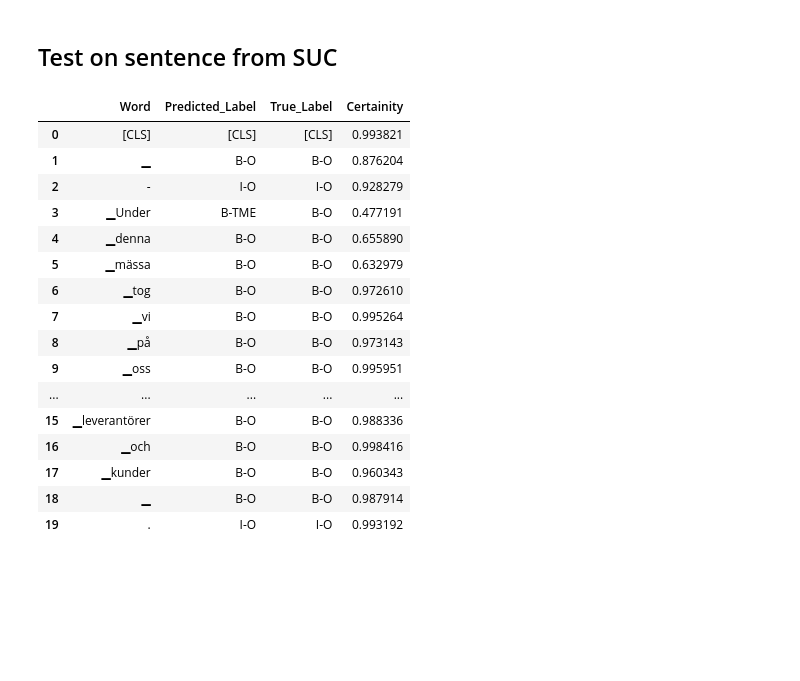
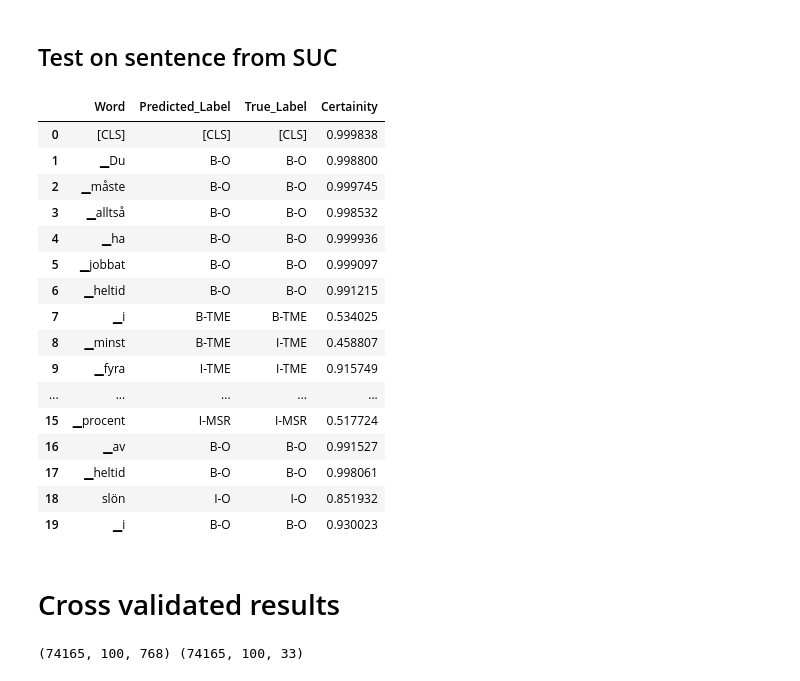
Before and after one commit to laureleo/thesis, a Jupyter notebook: notebooks/main.ipynb, the cells around one changed output. Saved outputs shown, nothing was run; the diff lists cells and outputs as text; code cells hidden in the pictures; blank space fills up the shorter version.

```diff
--- a/notebooks/main.ipynb
+++ b/notebooks/main.ipynb
@@ -145,0 +220,14 @@ def shuffle_data(things_to_shuffle):
+# %%
+def get_embed_file():
+    #CREATE MEMORY-MAPPED-OBJECT
+
+    #Define the shape of the array
+    embedding_matrix_shape = (np.load("../data/sentence_ints.npy").shape[0], np.load("../data/sentence_ints.npy").shape[1], 768)
+#    embeddiding_matrix_shape= (sentences.shape[0], sentences.shape[1], 768)
+
+    #Select the type of the data we will store.
+    data_type = np.float64
+
+    #Make space for it on disk
+    f = np.memmap('../data/MMAP_MATRIX.dat', dtype=data_type, shape=embedding_matrix_shape)
+    return f
@@ -172,17 +259,3 @@ tokenizer.add_tokens(label_list.tolist())
 model.resize_token_embeddings(len(tokenizer))
 # %% [output]
 Embedding(50030, 128)
-# %%
-def work_with_subset(subsetsize):
-    # Let's test stuff with just a subset of the data
-    s, a, l = sentences[:subsetsize], attentions[:subsetsize], labels[:subsetsize]
-
-    #Convert to tensors
-    s, a = torch.tensor(s), torch.tensor(a)
-
-    # Generate embeddings
-    #embedding_matrix = get_embeddings_with_gpu_batch(s, a, 25)
-
-    return s, a, l, 1
-
-sentences, attentions, labels, _ = work_with_subset(10000)
@@ -272,0 +293,3 @@ label_matrix = dummy_variable_representation.values.reshape(labels.shape[0], lab
+# %%
+embedding_matrix = get_embed_file()
+label_matrix = get_label_file()
@@ -273,7 +316,8 @@ label_matrix = dummy_variable_representation.values.reshape(labels.shape[0], lab
 # %%
 #Train/test split it
 ratio = 0.8
-train_x,train_y,test_x,test_y = split_data(ratio, embedding_matrix, label_matrix)
+
+train_x,train_y,test_x,test_y = split_data(ratio, embedding_matrix[:10000], label_matrix[:10000])
 
 print(train_y.shape, test_y.shape)
 print(train_x.shape, test_x.shape)
@@ -545,7 +606,7 @@ Final embedding generated with shape (1, 100, 768)
 ## Test on sentence from SUC
 # %%
 #Select a sentence
-select = 4999
+select = 40
 
 # Get the original sentence
 sentence = np.array(sentences[select])
@@ -553,51 +614,63 @@ sentence_tokens = np.array(tokenizer.convert_ids_to_tokens(sentence))
 
 # Get the ground truth labels
 one_hot_truth = label_matrix[select].reshape(1,100,-1)
 gt_labels = remap(one_hot_truth)
 
 #Get the embedding matrix we generated for the sentence
 sentence_embedding = embedding_matrix[select].reshape(1,100,-1)
 
 #For each word, obtain the probabilities for each class
 prediction_probabilities = classifier.predict(sentence_embedding)
 
 #Given these probabilities, get the predicted class for each word
 predicted_labels = remap(prediction_probabilities)
 
 #Get the confidence for our predictions as well
 certainity = prediction_probabilities.max(axis=2)
 
 
 #Put it all into a dataframe for an easy-to-read output
 pretty_df = pd.DataFrame(columns = ['Word', 'Predicted_Label', 'True_Label', 'Certainity'])
 
 pretty_df['Word'] = sentence_tokens
 pretty_df['Predicted_Label'] = predicted_labels.T
 pretty_df['True_Label'] = gt_labels.T
 pretty_df['Certainity'] = certainity.T
 
 
 pretty_df.head(20)
 # %% [output]
 |  | Word | Predicted_Label | True_Label | Certainity |
-| 0 | [CLS] | [CLS] | [CLS] | 0.993821 |
-| 1 | ▁ | B-O | B-O | 0.876204 |
-| 2 | - | I-O | I-O | 0.928279 |
-| 3 | ▁Under | B-TME | B-O | 0.477191 |
-| 4 | ▁denna | B-O | B-O | 0.655890 |
-| 5 | ▁mässa | B-O | B-O | 0.632979 |
-| 6 | ▁tog | B-O | B-O | 0.972610 |
-| 7 | ▁vi | B-O | B-O | 0.995264 |
-| 8 | ▁på | B-O | B-O | 0.973143 |
-| 9 | ▁oss | B-O | B-O | 0.995951 |
+| 0 | [CLS] | [CLS] | [CLS] | 0.999838 |
+| 1 | ▁Du | B-O | B-O | 0.998800 |
+| 2 | ▁måste | B-O | B-O | 0.999745 |
+| 3 | ▁alltså | B-O | B-O | 0.998532 |
+| 4 | ▁ha | B-O | B-O | 0.999936 |
+| 5 | ▁jobbat | B-O | B-O | 0.999097 |
+| 6 | ▁heltid | B-O | B-O | 0.991215 |
+| 7 | ▁i | B-TME | B-TME | 0.534025 |
+| 8 | ▁minst | B-TME | I-TME | 0.458807 |
+| 9 | ▁fyra | I-TME | I-TME | 0.915749 |
 | ... | ... | ... | ... | ... |
-| 15 | ▁leverantörer | B-O | B-O | 0.988336 |
-| 16 | ▁och | B-O | B-O | 0.998416 |
-| 17 | ▁kunder | B-O | B-O | 0.960343 |
-| 18 | ▁ | B-O | B-O | 0.987914 |
-| 19 | . | I-O | I-O | 0.993192 |
+| 15 | ▁procent | I-MSR | I-MSR | 0.517724 |
+| 16 | ▁av | B-O | B-O | 0.991527 |
+| 17 | ▁heltid | B-O | B-O | 0.998061 |
+| 18 | slön | I-O | I-O | 0.851932 |
+| 19 | ▁i | B-O | B-O | 0.930023 |
 # %%
 # Randomize train test split?
 
 # A good read on using the fine-tuning approach
 # https://medium.com/swlh/named-entity-recognition-using-bert-2fb924864d47
+# %% [markdown]
+# Cross validated results
+# %%
+# Get the embedding matrix
+embedding_matrix = get_embed_file()
+
+# And the labels
+label_matrix = get_label_file()
+
+print(embedding_matrix.shape, label_matrix.shape)
+# %% [output]
+(74165, 100, 768) (74165, 100, 33)
```
Also changed, not shown: parts of 29 cells of this notebook, 1 other file.
